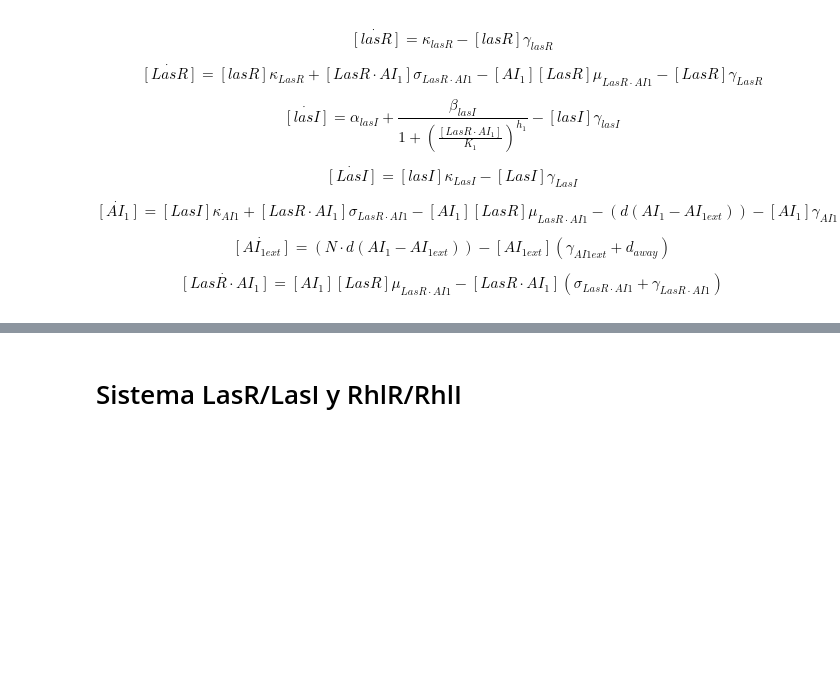
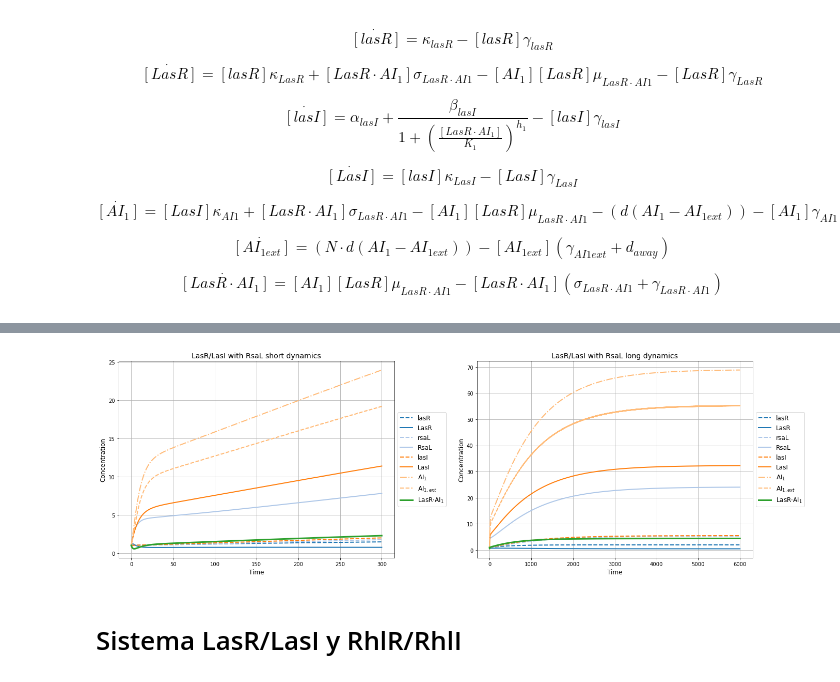
Before and after one commit to alejandrocs98/P-aeruginosa-qs, a Jupyter notebook: qs_deterministic.ipynb, the cells around one changed output, grey strips where cells are left out. Cells and saved outputs as stored; diff of their text form; code cells hidden in the pictures; blank space fills up the shorter version.

```diff
--- a/qs_deterministic.ipynb
+++ b/qs_deterministic.ipynb
@@ -104,3 +222,42 @@ plt.show()
+# %%
+LasRI_RsaL_qs_dynamics_short = solve_ivp(LasRI_RsaL_qs, [0, 300], [1, 1, 1, 1, 1, 1, 1, 1, 1])
+LasRI_RsaL_qs_dynamics_long = solve_ivp(LasRI_RsaL_qs, [0, 6000], [1, 1, 1, 1, 1, 1, 1, 1, 1])
+# %%
+plt.figure(figsize=(22,7))
+plt.subplots_adjust(wspace=0.3)
+plt.subplot(1,2,1)
+plt.plot(LasRI_RsaL_qs_dynamics_short.t, LasRI_RsaL_qs_dynamics_short.y[0], lw=2, label='lasR', color=cm.tab20(0), ls='--')
+plt.plot(LasRI_RsaL_qs_dynamics_short.t, LasRI_RsaL_qs_dynamics_short.y[1], lw=2, label='LasR', color=cm.tab20(0), ls='-')
+plt.plot(LasRI_RsaL_qs_dynamics_short.t, LasRI_RsaL_qs_dynamics_short.y[2], lw=2, label='rsaL', color=cm.tab20(1), ls='--')
+plt.plot(LasRI_RsaL_qs_dynamics_short.t, LasRI_RsaL_qs_dynamics_short.y[3], lw=2, label='RsaL', color=cm.tab20(1), ls='-')
+plt.plot(LasRI_RsaL_qs_dynamics_short.t, LasRI_RsaL_qs_dynamics_short.y[4], lw=2, label='lasI', color=cm.tab20(2), ls='--')
+plt.plot(LasRI_RsaL_qs_dynamics_short.t, LasRI_RsaL_qs_dynamics_short.y[5], lw=2, label='LasI', color=cm.tab20(2), ls='-')
+plt.plot(LasRI_RsaL_qs_dynamics_short.t, LasRI_RsaL_qs_dynamics_short.y[6], lw=2, label='AI$_1$', color=cm.tab20(3), ls='-.')
+plt.plot(LasRI_RsaL_qs_dynamics_short.t, LasRI_RsaL_qs_dynamics_short.y[7], lw=2, label='AI$_{1,ext}$', color=cm.tab20(3), ls='--')
+plt.plot(LasRI_RsaL_qs_dynamics_short.t, LasRI_RsaL_qs_dynamics_short.y[8], lw=3, label='LasR$\cdot$AI$_1$', color=cm.tab20(4), ls='-')
+plt.grid()
+plt.legend(loc='center right', bbox_to_anchor=(1.20, 0.50), ncol=1, fancybox=True, shadow=False, fontsize=12)
+plt.xlabel('Time', fontsize=12)
+plt.ylabel('Concentration', fontsize=12)
+plt.title('LasR/LasI with RsaL short dynamics', fontsize=14)
+plt.subplot(1,2,2)
+plt.plot(LasRI_RsaL_qs_dynamics_long.t, LasRI_RsaL_qs_dynamics_long.y[0], lw=2, label='lasR', color=cm.tab20(0), ls='--')
+plt.plot(LasRI_RsaL_qs_dynamics_long.t, LasRI_RsaL_qs_dynamics_long.y[1], lw=2, label='LasR', color=cm.tab20(0), ls='-')
+plt.plot(LasRI_RsaL_qs_dynamics_long.t, LasRI_RsaL_qs_dynamics_long.y[2], lw=2, label='rsaL', color=cm.tab20(1), ls='--')
+plt.plot(LasRI_RsaL_qs_dynamics_long.t, LasRI_RsaL_qs_dynamics_long.y[3], lw=2, label='RsaL', color=cm.tab20(1), ls='-')
+plt.plot(LasRI_RsaL_qs_dynamics_long.t, LasRI_RsaL_qs_dynamics_long.y[4], lw=2, label='lasI', color=cm.tab20(2), ls='--')
+plt.plot(LasRI_RsaL_qs_dynamics_long.t, LasRI_RsaL_qs_dynamics_long.y[5], lw=2, label='LasI', color=cm.tab20(2), ls='-')
+plt.plot(LasRI_RsaL_qs_dynamics_long.t, LasRI_RsaL_qs_dynamics_long.y[6], lw=2, label='AI$_1$', color=cm.tab20(3), ls='-.')
+plt.plot(LasRI_RsaL_qs_dynamics_long.t, LasRI_RsaL_qs_dynamics_long.y[7], lw=2, label='AI$_{1,ext}$', color=cm.tab20(3), ls='--')
+plt.plot(LasRI_RsaL_qs_dynamics_long.t, LasRI_RsaL_qs_dynamics_long.y[8], lw=3, label='LasR$\cdot$AI$_1$', color=cm.tab20(4), ls='-')
+plt.grid()
+plt.legend(loc='center right', bbox_to_anchor=(1.20, 0.50), ncol=1, fancybox=True, shadow=False, fontsize=12)
+plt.xlabel('Time', fontsize=12)
+plt.ylabel('Concentration', fontsize=12)
+plt.title('LasR/LasI with RsaL long dynamics', fontsize=14)
+plt.show()
+# %% [output]
+[figure, added]
 # %% [markdown]
 # Sistema LasR/LasI y RhlR/RhlI
 # %% [markdown]
```
Also changed, not shown: parts of 11 cells of this notebook, 1 other file.
